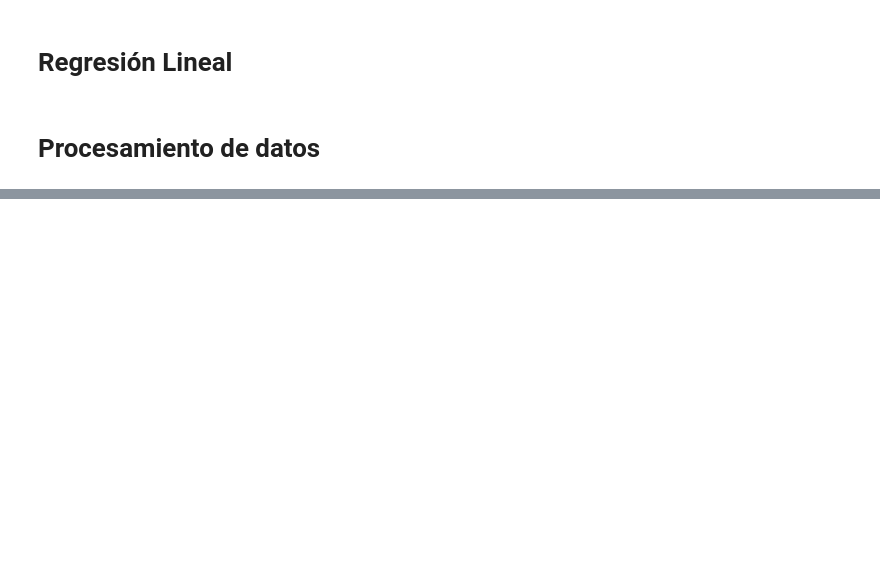
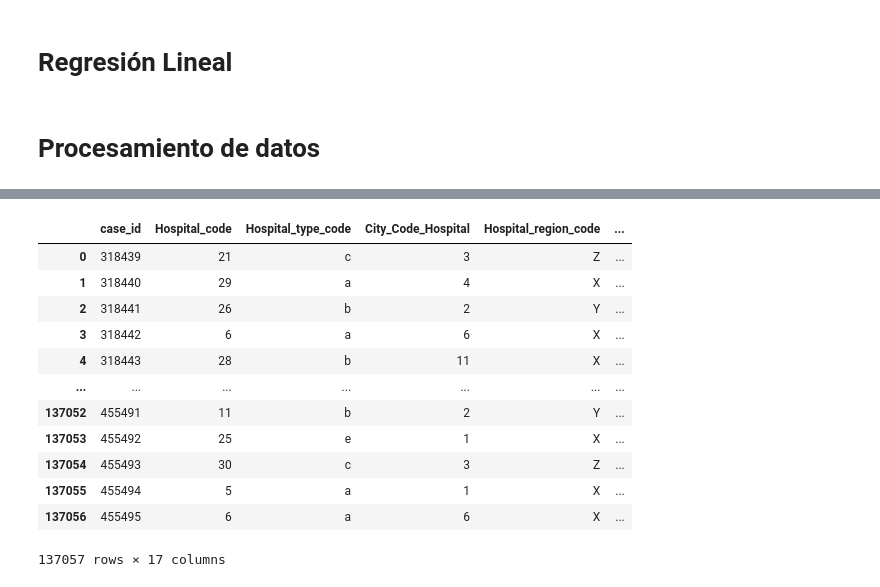
Before and after one commit to Geralberrio/Proyecto_Analitica, a Jupyter notebook: Hospitalizacion_regresion_lineal.ipynb, the cells around one changed output, grey strips where cells are left out. Saved outputs shown, nothing was run; the diff lists cells and outputs as text; code cells hidden in the pictures; blank space fills up the shorter version.

```diff
--- a/Hospitalizacion_regresion_lineal.ipynb
+++ b/Hospitalizacion_regresion_lineal.ipynb
@@ -39,0 +40,17 @@ data
+# %%
+data_test = pd.read_csv('./Hospitalizacion_test_data.csv', header=0)
+data_test
+# %% [output]
+|  | case_id | Hospital_code | Hospital_type_code | City_Code_Hospital | Hospital_region_code | ... |
+| 0 | 318439 | 21 | c | 3 | Z | ... |
+| 1 | 318440 | 29 | a | 4 | X | ... |
+| 2 | 318441 | 26 | b | 2 | Y | ... |
+| 3 | 318442 | 6 | a | 6 | X | ... |
+| 4 | 318443 | 28 | b | 11 | X | ... |
+| ... | ... | ... | ... | ... | ... | ... |
+| 137052 | 455491 | 11 | b | 2 | Y | ... |
+| 137053 | 455492 | 25 | e | 1 | X | ... |
+| 137054 | 455493 | 30 | c | 3 | Z | ... |
+| 137055 | 455494 | 5 | a | 1 | X | ... |
+| 137056 | 455495 | 6 | a | 6 | X | ... |
+137057 rows × 17 columns
```
Also changed, not shown: parts of 14 cells of this notebook.
